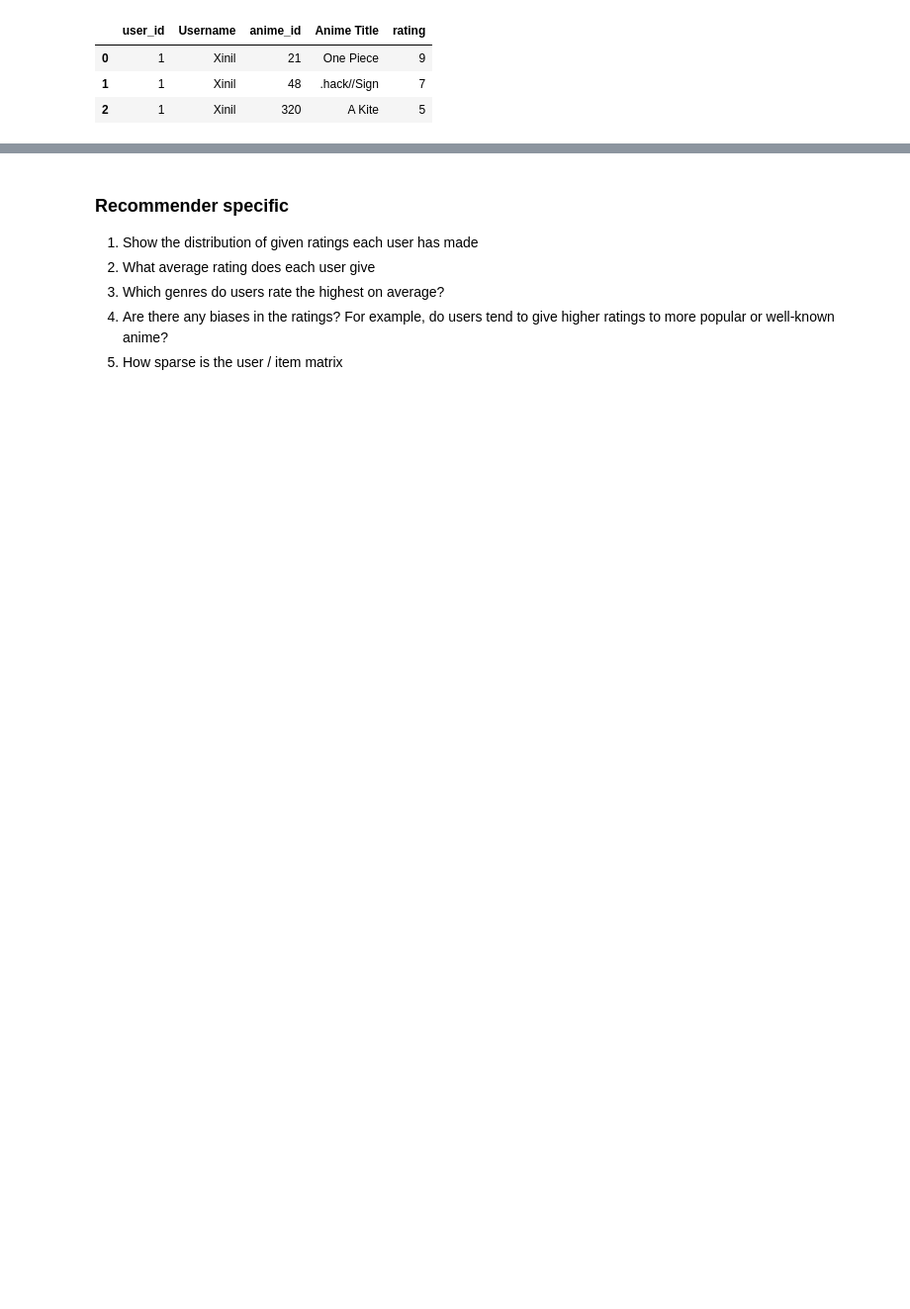
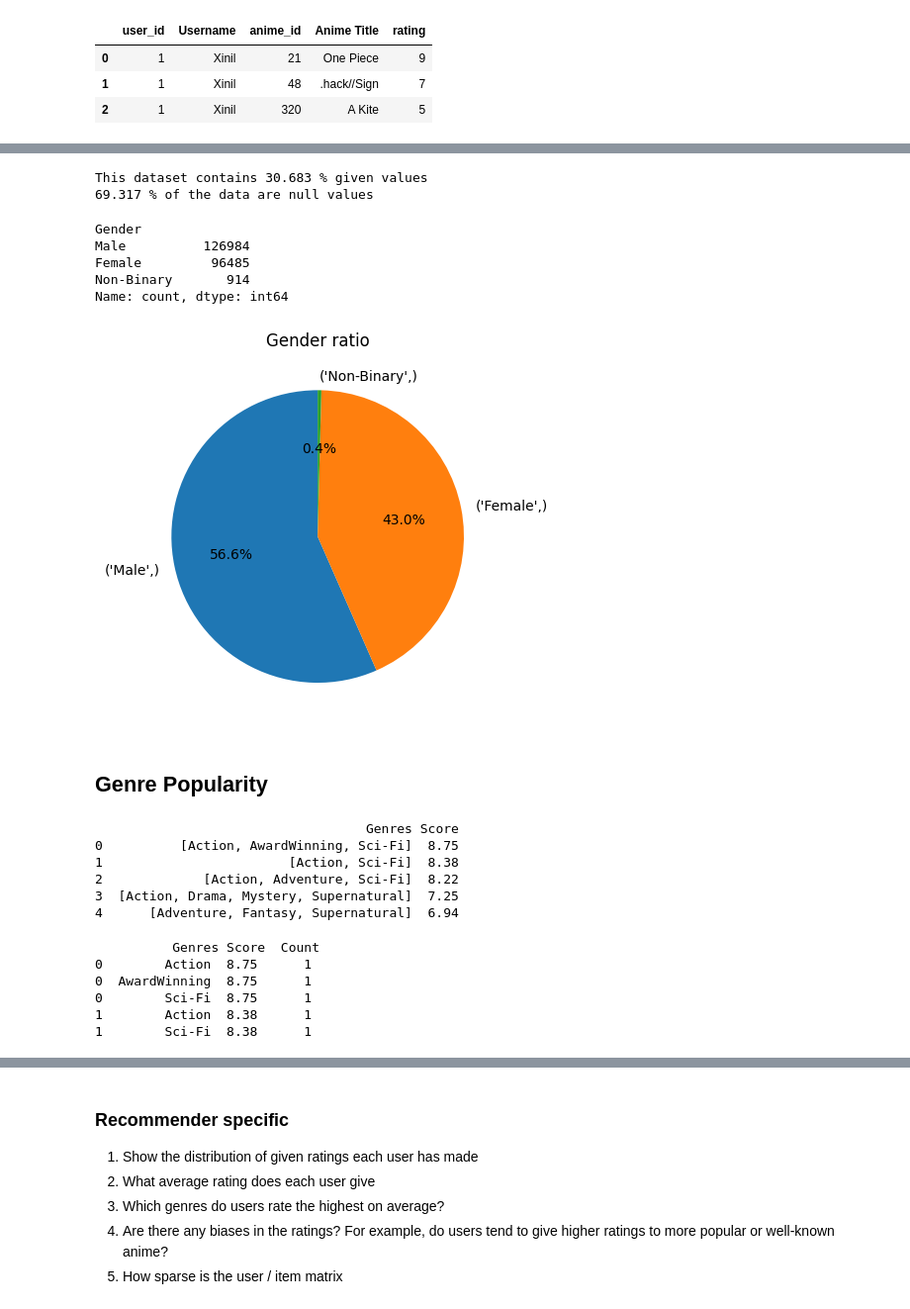
Before and after one commit to hoangviet-nguyen/anime-recommendation, a Jupyter notebook: notebooks/exploration.ipynb, the cells around one changed output, grey strips where cells are left out. Shown at 99% size. Saved outputs shown, nothing was run; the diff lists cells and outputs as text; code cells hidden in the pictures; blank space fills up the shorter version.

```diff
--- a/notebooks/exploration.ipynb
+++ b/notebooks/exploration.ipynb
@@ -116,0 +250,55 @@ df_user_score.head(3)
+# %%
+gender_total = df_user_details[["Gender"]]
+gender_given = gender_total.dropna()
+num_given_gender = gender_total.dropna().shape[0]
+gender_ratio = 100 / gender_total.shape[0]
+print(f"This dataset contains {(gender_ratio * num_given_gender):.3f} % given values")
+print(f"{(100 - gender_ratio * num_given_gender):.3f} % of the data are null values")
+# %% [output]
+This dataset contains 30.683 % given values
+69.317 % of the data are null values
+# %%
+# for display convert male to 1 and female to 0
+gender_counts = gender_given.value_counts()
+print(gender_counts)
+
+labels = gender_counts.index
+sizes = gender_counts.values
+plt.title("Gender ratio")
+plt.pie(sizes, labels=labels, startangle=90, autopct='%1.1f%%')
+plt.show();
+# %% [output]
+Gender
+Male          126984
+Female         96485
+Non-Binary       914
+Name: count, dtype: int64
+[figure, added]
+# %% [markdown]
+## Genre Popularity
+# %%
+# preprocess the data
+genre_rating = df_anime[["Genres", "Score"]]
+genre_rating.loc[:, "Score"] = genre_rating["Score"].apply(lambda x: 0 if x == "UNKNOWN" else float(x))
+genre_rating.loc[:, "Genres"] = genre_rating["Genres"].apply(lambda x: x.replace(" ", ""))
+genre_rating.loc[:, "Genres"] = genre_rating["Genres"].apply(lambda x: x.split(","))
+print(genre_rating.head(5))
+# %% [output]
+                                   Genres Score
+0          [Action, AwardWinning, Sci-Fi]  8.75
+1                        [Action, Sci-Fi]  8.38
+2             [Action, Adventure, Sci-Fi]  8.22
+3  [Action, Drama, Mystery, Supernatural]  7.25
+4      [Adventure, Fantasy, Supernatural]  6.94
+# %%
+# extract each genre
+genre_rating = genre_rating.explode("Genres")
+genre_rating["Count"] = 1
+print("\n", genre_rating.head(5))
+# %% [output]
+          Genres Score  Count
+0        Action  8.75      1
+0  AwardWinning  8.75      1
+0        Sci-Fi  8.75      1
+1        Action  8.38      1
+1        Sci-Fi  8.38      1
```
Also changed, not shown: parts of 11 cells of this notebook.
